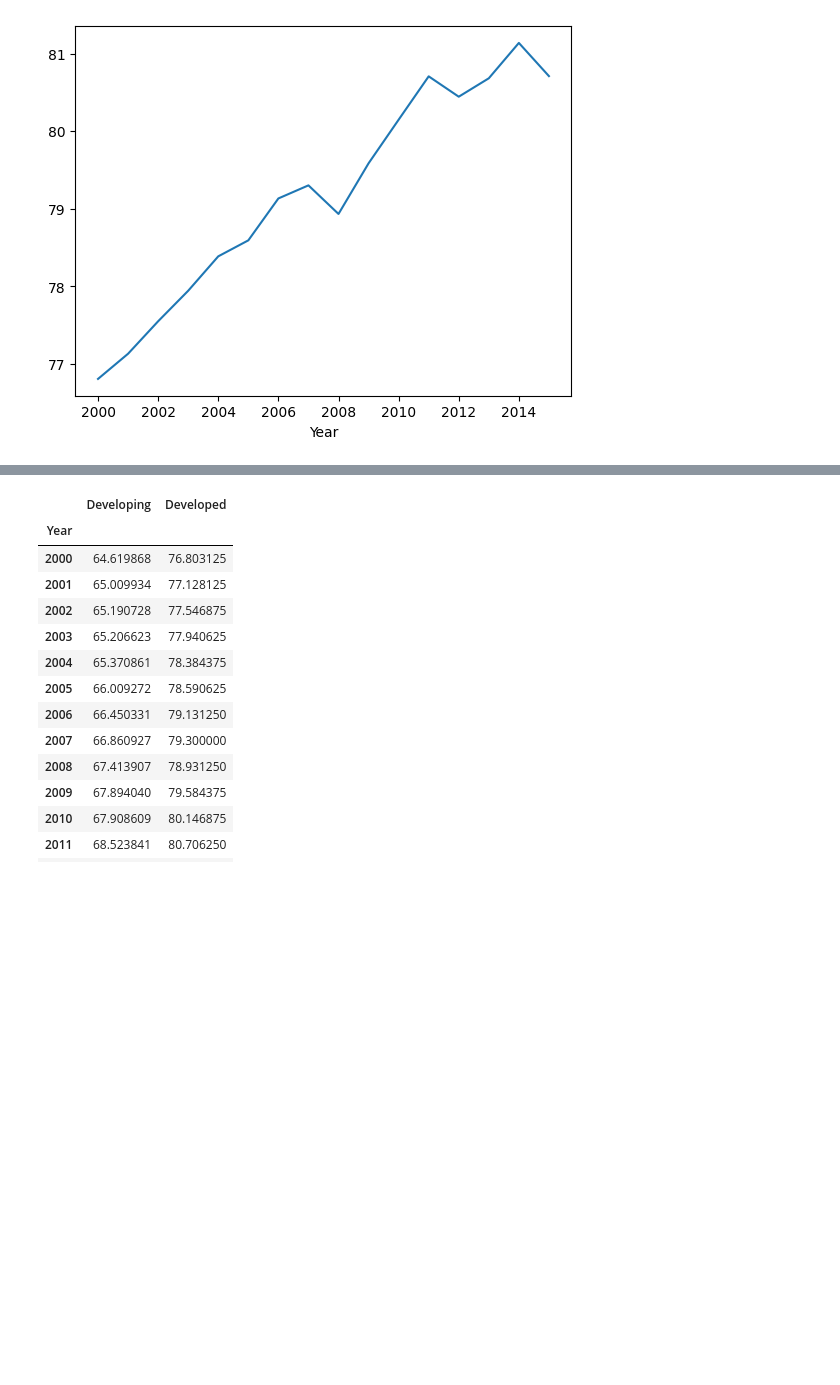
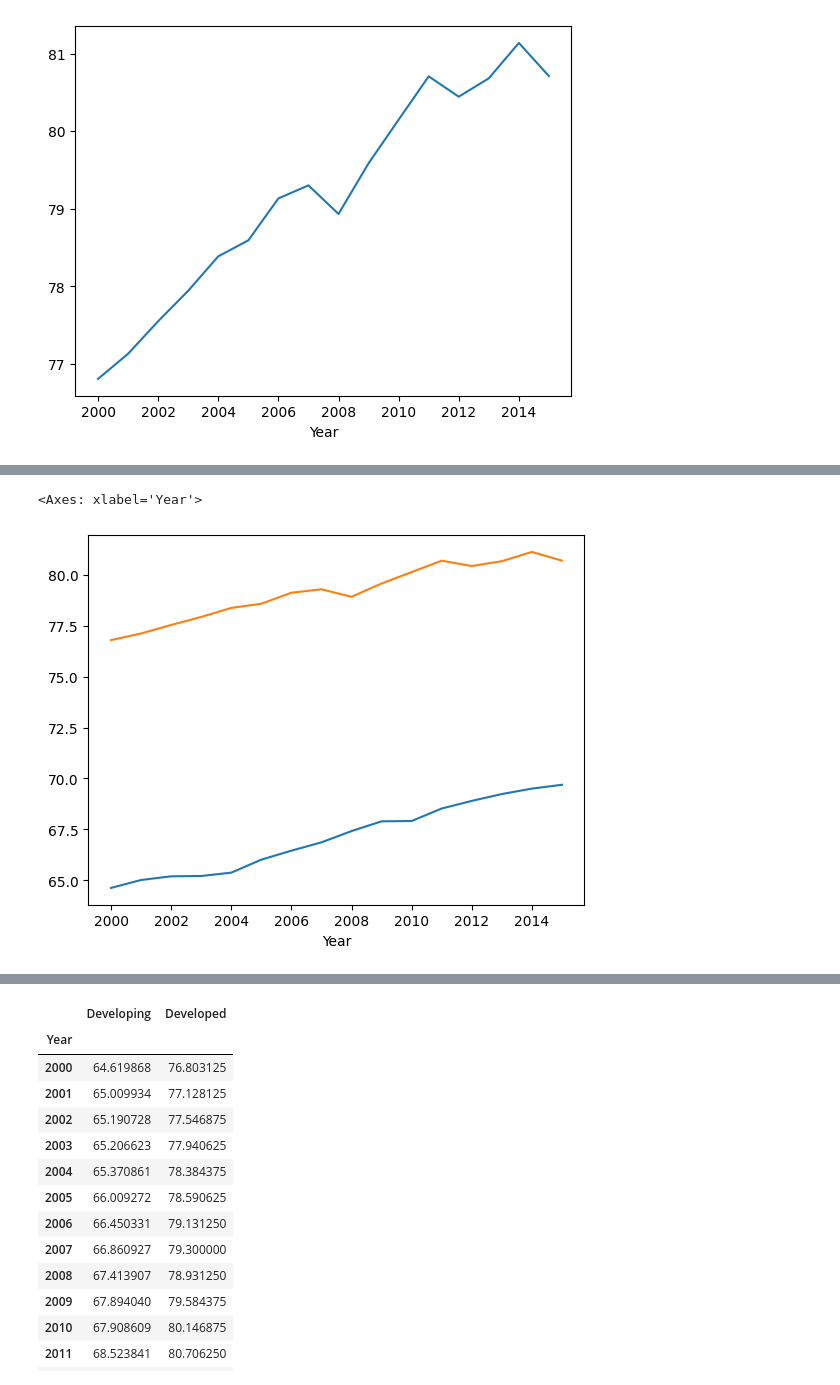
Before and after one commit to MachadoGabrielB/Bootcamp-Data-science, a Jupyter notebook: Personal/6 - Análise exploratória/2023.08.24 - aula 2.ipynb, the cells around one changed output, grey strips where cells are left out. Saved outputs shown, nothing was run; the diff lists cells and outputs as text; code cells hidden in the pictures; blank space fills up the shorter version.

```diff
--- a/Personal/6 - Análise exploratória/2023.08.24 - aula 2.ipynb
+++ b/Personal/6 - Análise exploratória/2023.08.24 - aula 2.ipynb
@@ -177,3 +196,9 @@ pandas.core.series.Series
+# %%
+mean_df2.plot()
+mean_df3.plot()
+# %% [output]
+<Axes: xlabel='Year'>
+[figure, added]
 # %%
 import matplotlib.pyplot as plt
 from matplotlib.pyplot import figure
```
Also changed, not shown: parts of 20 cells of this notebook, 1 other file.
